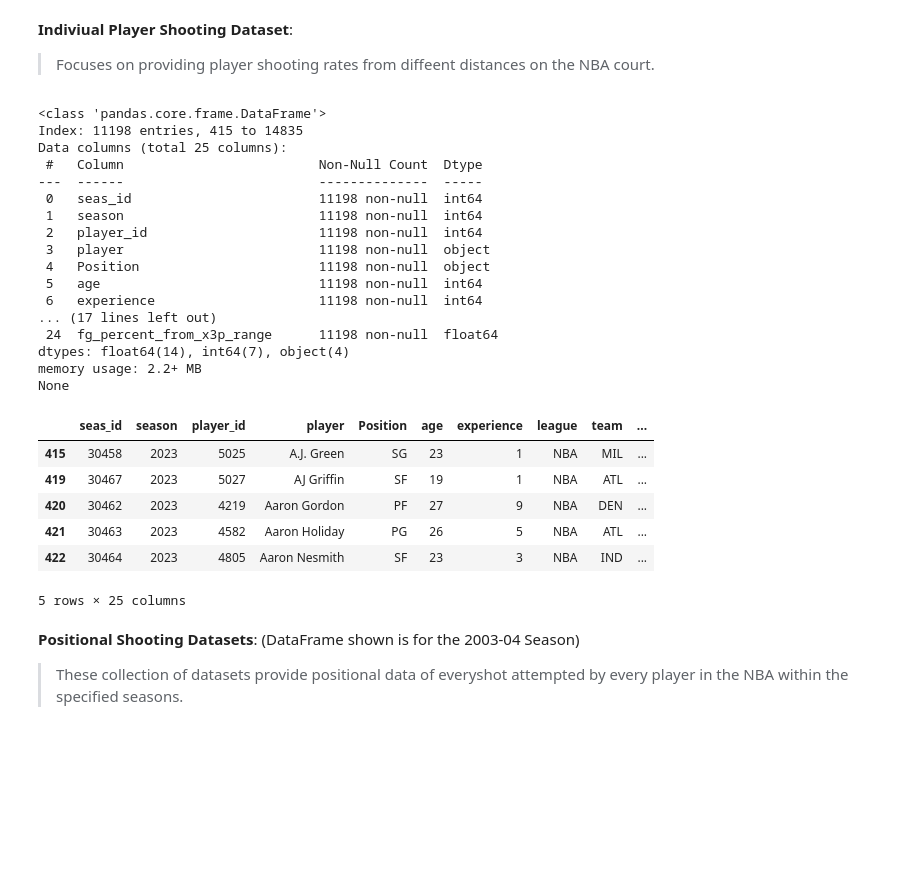
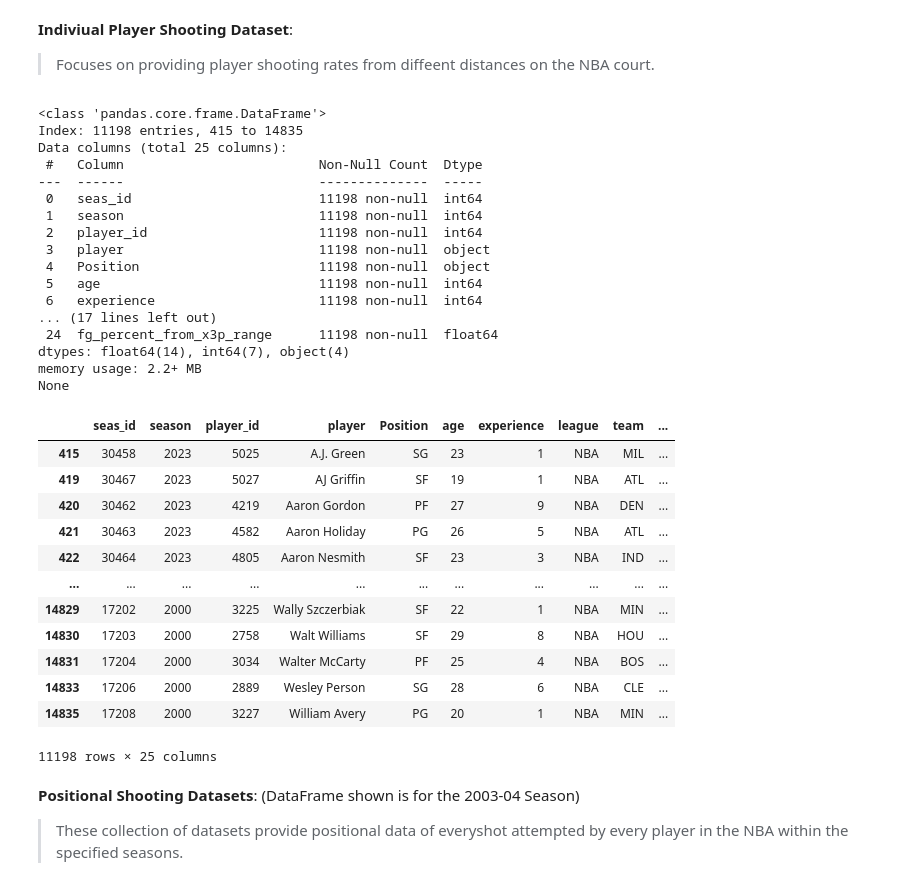
Before and after one commit to RafaelJMinaya/NBA-3Point-Shooting-Analysis, a Jupyter notebook: nba-3-point-shooting-evolution.ipynb, the cells around one changed output. Cells and saved outputs as stored; diff of their text form; code cells hidden in the pictures; blank space fills up the shorter version.

```diff
--- a/nba-3-point-shooting-evolution.ipynb
+++ b/nba-3-point-shooting-evolution.ipynb
@@ -99,35 +107,41 @@ player_shooting = player_shooting.loc[(player_shooting['season'] < 2024) & (play
 
 #dropping NA values
 player_shooting = player_shooting.dropna()
 
 #previewing the DataFrame
 print(player_shooting.info())
-player_shooting.head()
+player_shooting
 # %% [output]
 <class 'pandas.core.frame.DataFrame'>
 Index: 11198 entries, 415 to 14835
 Data columns (total 25 columns):
  #   Column                         Non-Null Count  Dtype
 ---  ------                         --------------  -----
  0   seas_id                        11198 non-null  int64
  1   season                         11198 non-null  int64
  2   player_id                      11198 non-null  int64
  3   player                         11198 non-null  object
  4   Position                       11198 non-null  object
  5   age                            11198 non-null  int64
  6   experience                     11198 non-null  int64
 ... (17 lines left out)
  24  fg_percent_from_x3p_range      11198 non-null  float64
 dtypes: float64(14), int64(7), object(4)
 memory usage: 2.2+ MB
 None
 |  | seas_id | season | player_id | player | Position | age | experience | league | team | ... |
 | 415 | 30458 | 2023 | 5025 | A.J. Green | SG | 23 | 1 | NBA | MIL | ... |
 | 419 | 30467 | 2023 | 5027 | AJ Griffin | SF | 19 | 1 | NBA | ATL | ... |
 | 420 | 30462 | 2023 | 4219 | Aaron Gordon | PF | 27 | 9 | NBA | DEN | ... |
 | 421 | 30463 | 2023 | 4582 | Aaron Holiday | PG | 26 | 5 | NBA | ATL | ... |
 | 422 | 30464 | 2023 | 4805 | Aaron Nesmith | SF | 23 | 3 | NBA | IND | ... |
+| ... | ... | ... | ... | ... | ... | ... | ... | ... | ... | ... |
+| 14829 | 17202 | 2000 | 3225 | Wally Szczerbiak | SF | 22 | 1 | NBA | MIN | ... |
+| 14830 | 17203 | 2000 | 2758 | Walt Williams | SF | 29 | 8 | NBA | HOU | ... |
+| 14831 | 17204 | 2000 | 3034 | Walter McCarty | PF | 25 | 4 | NBA | BOS | ... |
+| 14833 | 17206 | 2000 | 2889 | Wesley Person | SG | 28 | 6 | NBA | CLE | ... |
+| 14835 | 17208 | 2000 | 3227 | William Avery | PG | 20 | 1 | NBA | MIN | ... |
-5 rows × 25 columns
+11198 rows × 25 columns
 # %% [markdown]
 **Positional Shooting Datasets**: (DataFrame shown is for the 2003-04 Season)
 
```
Also changed, not shown: parts of 17 cells of this notebook.
